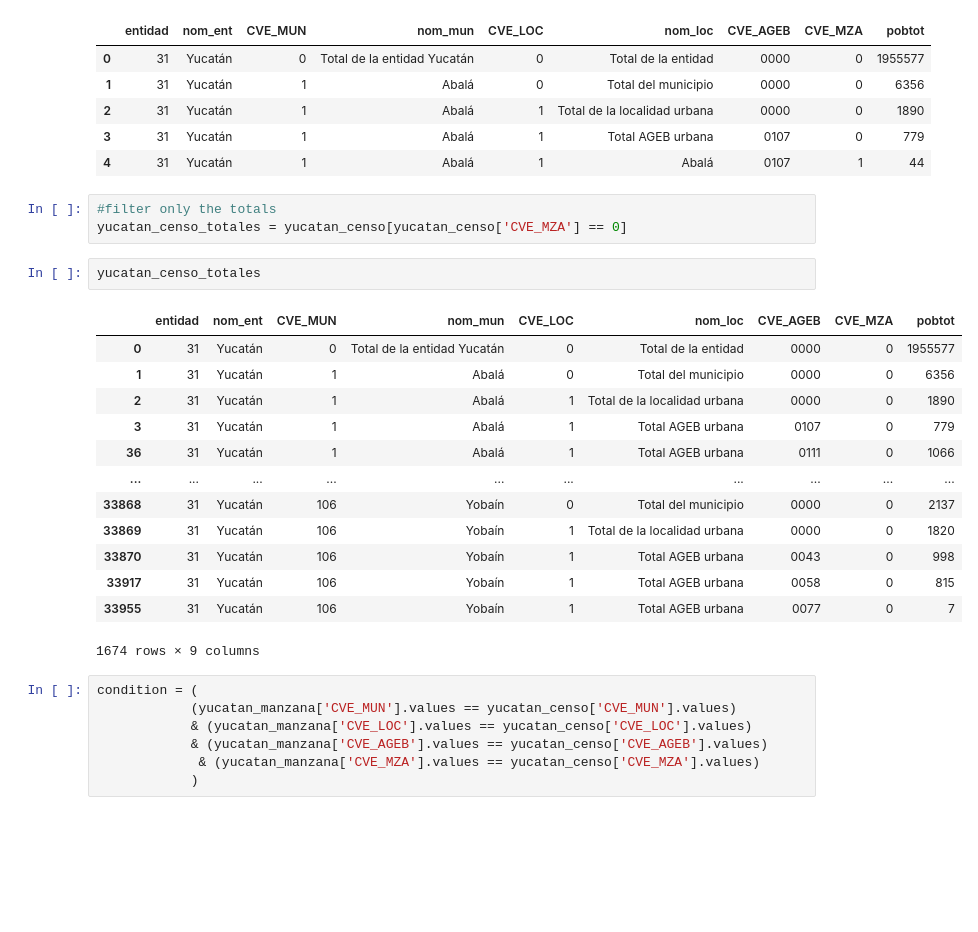
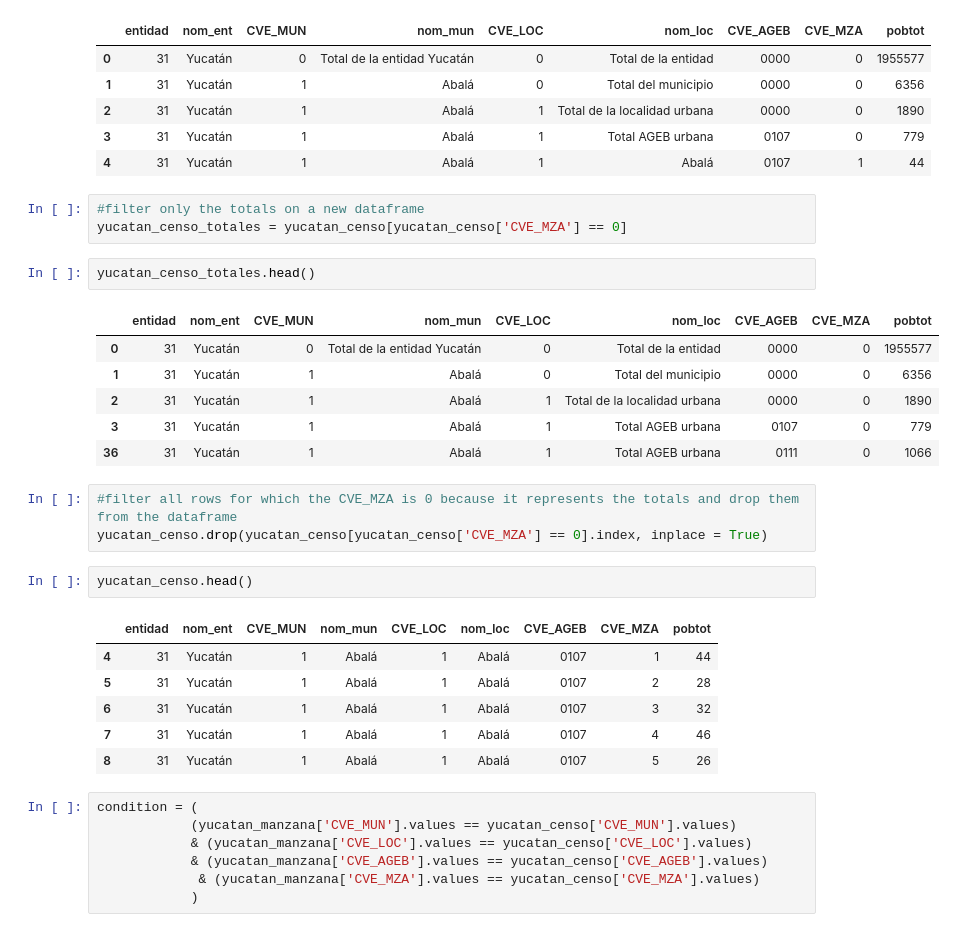
Before and after one commit to gperaza/road-network, a Jupyter notebook: notebooks/working with geodataframes.ipynb, the cells around one changed output. Saved outputs shown, nothing was run; the diff lists cells and outputs as text; blank space fills up the shorter version.

Commit message:
filter and drop rows where there are the totals from the yucatan_censo dataframe

```diff
--- a/notebooks/working with geodataframes.ipynb
+++ b/notebooks/working with geodataframes.ipynb
@@ -306,24 +306,29 @@ yucatan_censo.head()
 | 3 | 31 | Yucatán | 1 | Abalá | 1 | Total AGEB urbana | 0107 | 0 | 779 |
 | 4 | 31 | Yucatán | 1 | Abalá | 1 | Abalá | 0107 | 1 | 44 |
 # %%
-#filter only the totals
+#filter only the totals on a new dataframe
 yucatan_censo_totales = yucatan_censo[yucatan_censo['CVE_MZA'] == 0]
 # %%
-yucatan_censo_totales
+yucatan_censo_totales.head()
 # %% [output]
 |  | entidad | nom_ent | CVE_MUN | nom_mun | CVE_LOC | nom_loc | CVE_AGEB | CVE_MZA | pobtot |
 | 0 | 31 | Yucatán | 0 | Total de la entidad Yucatán | 0 | Total de la entidad | 0000 | 0 | 1955577 |
 | 1 | 31 | Yucatán | 1 | Abalá | 0 | Total del municipio | 0000 | 0 | 6356 |
 | 2 | 31 | Yucatán | 1 | Abalá | 1 | Total de la localidad urbana | 0000 | 0 | 1890 |
 | 3 | 31 | Yucatán | 1 | Abalá | 1 | Total AGEB urbana | 0107 | 0 | 779 |
 | 36 | 31 | Yucatán | 1 | Abalá | 1 | Total AGEB urbana | 0111 | 0 | 1066 |
-| ... | ... | ... | ... | ... | ... | ... | ... | ... | ... |
-| 33868 | 31 | Yucatán | 106 | Yobaín | 0 | Total del municipio | 0000 | 0 | 2137 |
-| 33869 | 31 | Yucatán | 106 | Yobaín | 1 | Total de la localidad urbana | 0000 | 0 | 1820 |
-| 33870 | 31 | Yucatán | 106 | Yobaín | 1 | Total AGEB urbana | 0043 | 0 | 998 |
-| 33917 | 31 | Yucatán | 106 | Yobaín | 1 | Total AGEB urbana | 0058 | 0 | 815 |
-| 33955 | 31 | Yucatán | 106 | Yobaín | 1 | Total AGEB urbana | 0077 | 0 | 7 |
-1674 rows × 9 columns
+# %%
+#filter all rows for which the CVE_MZA is 0 because it represents the totals and drop them from the dataframe
+yucatan_censo.drop(yucatan_censo[yucatan_censo['CVE_MZA'] == 0].index, inplace = True)
+# %%
+yucatan_censo.head()
+# %% [output]
+|  | entidad | nom_ent | CVE_MUN | nom_mun | CVE_LOC | nom_loc | CVE_AGEB | CVE_MZA | pobtot |
+| 4 | 31 | Yucatán | 1 | Abalá | 1 | Abalá | 0107 | 1 | 44 |
+| 5 | 31 | Yucatán | 1 | Abalá | 1 | Abalá | 0107 | 2 | 28 |
+| 6 | 31 | Yucatán | 1 | Abalá | 1 | Abalá | 0107 | 3 | 32 |
+| 7 | 31 | Yucatán | 1 | Abalá | 1 | Abalá | 0107 | 4 | 46 |
+| 8 | 31 | Yucatán | 1 | Abalá | 1 | Abalá | 0107 | 5 | 26 |
 # %%
 condition = (
             (yucatan_manzana['CVE_MUN'].values == yucatan_censo['CVE_MUN'].values)
```
